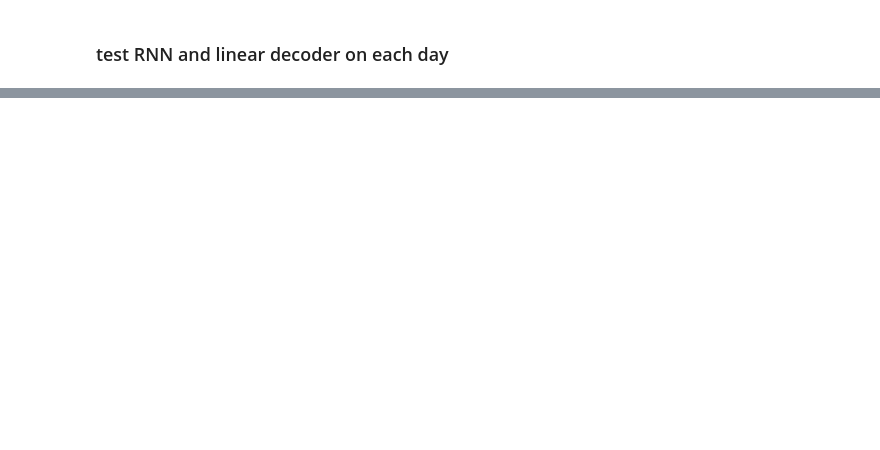
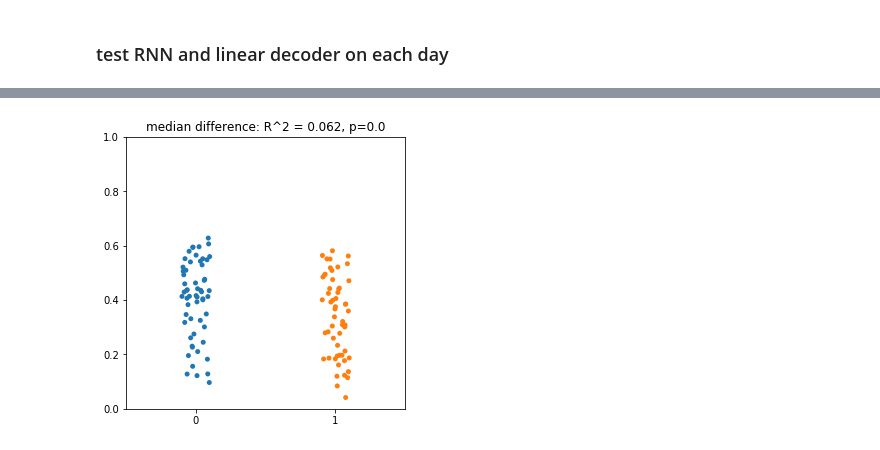
Before and after one commit to guyhwilson/nonstationarities, a Jupyter notebook: notebooks/example_T5_RNN-decoders.ipynb, the cells around one changed output, grey strips where cells are left out. Cells and saved outputs as stored; diff of their text form; code cells hidden in the pictures; blank space fills up the shorter version.

```diff
--- a/notebooks/example_T5_RNN-decoders.ipynb
+++ b/notebooks/example_T5_RNN-decoders.ipynb
@@ -109,7 +135,6 @@ dropout       = 0.5
 
 
 model       = models.LSTM2(input_size, hidden_size, output_size, n_layers = n_layers, dropout = dropout).double()
-loss_fcn    = torch.nn.MSELoss(reduction= 'mean')
 optimizer   = torch.optim.Adam(model.parameters(), lr= 0.008)
 DEVICE      = torch.device("cuda:{}".format(0) if torch.cuda.is_available() else "cpu")
 print('Using device: ', torch.cuda.get_device_name(0))
@@ -298,0 +349,14 @@ np.median(scores_dict['RNN'] - scores_dict['linear'])
+# %%
+import seaborn as sns
+
+med_diff = np.median(scores_dict['RNN'] - scores_dict['linear'])
+pval     = scipy.stats.wilcoxon(scores_dict['RNN'], scores_dict['linear'])[1]
+
+sns.stripplot(data = [x for x in scores_dict.values()])
+plt.ylim([0, 1])
+plt.title('median difference: R^2 = ' + str(np.round(med_diff, 3)) + ', p=' + str(np.round(pval, 3)))
+
+plt.savefig(fig_path + 'RNN/rnn_vs_meanrecalLinear_wilcoxon.eps')
+plt.show()
+# %% [output]
+[figure, added]
```
Also changed, not shown: parts of 11 cells of this notebook, 15 other files.
